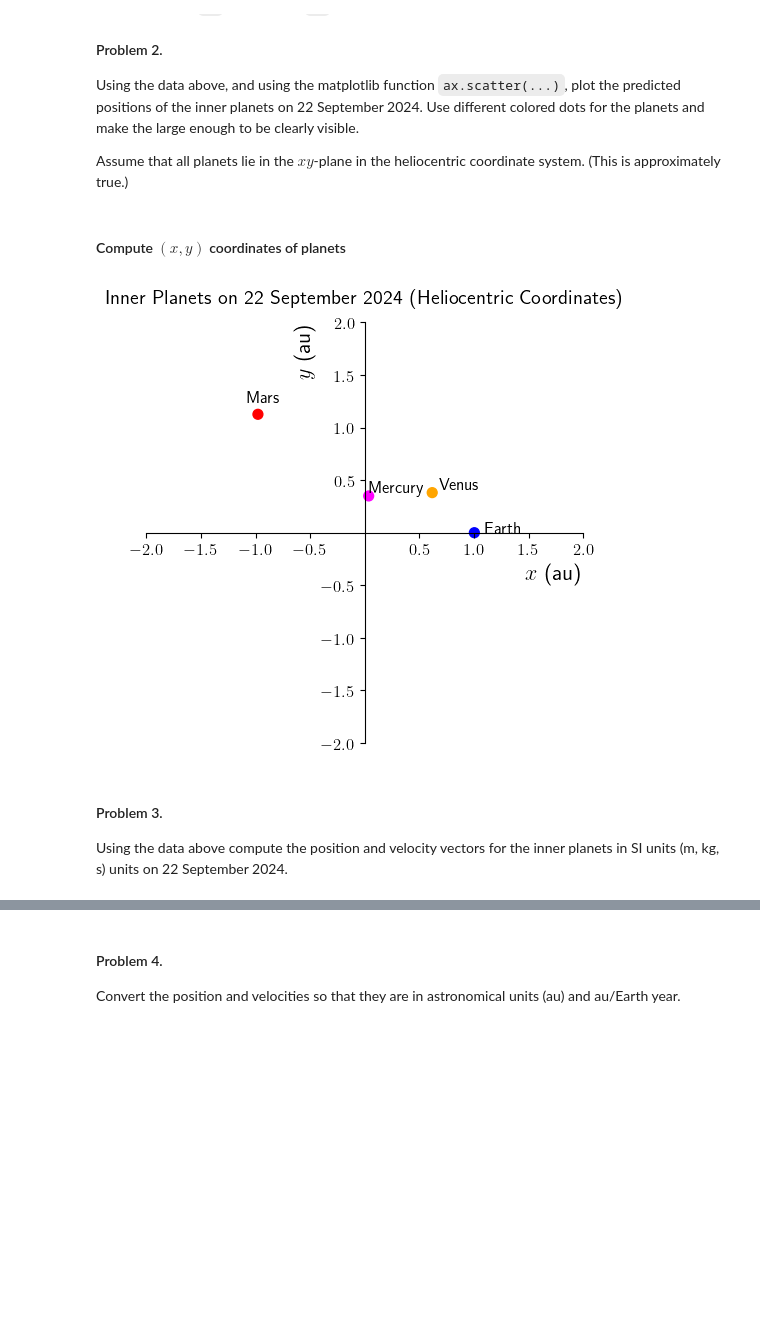
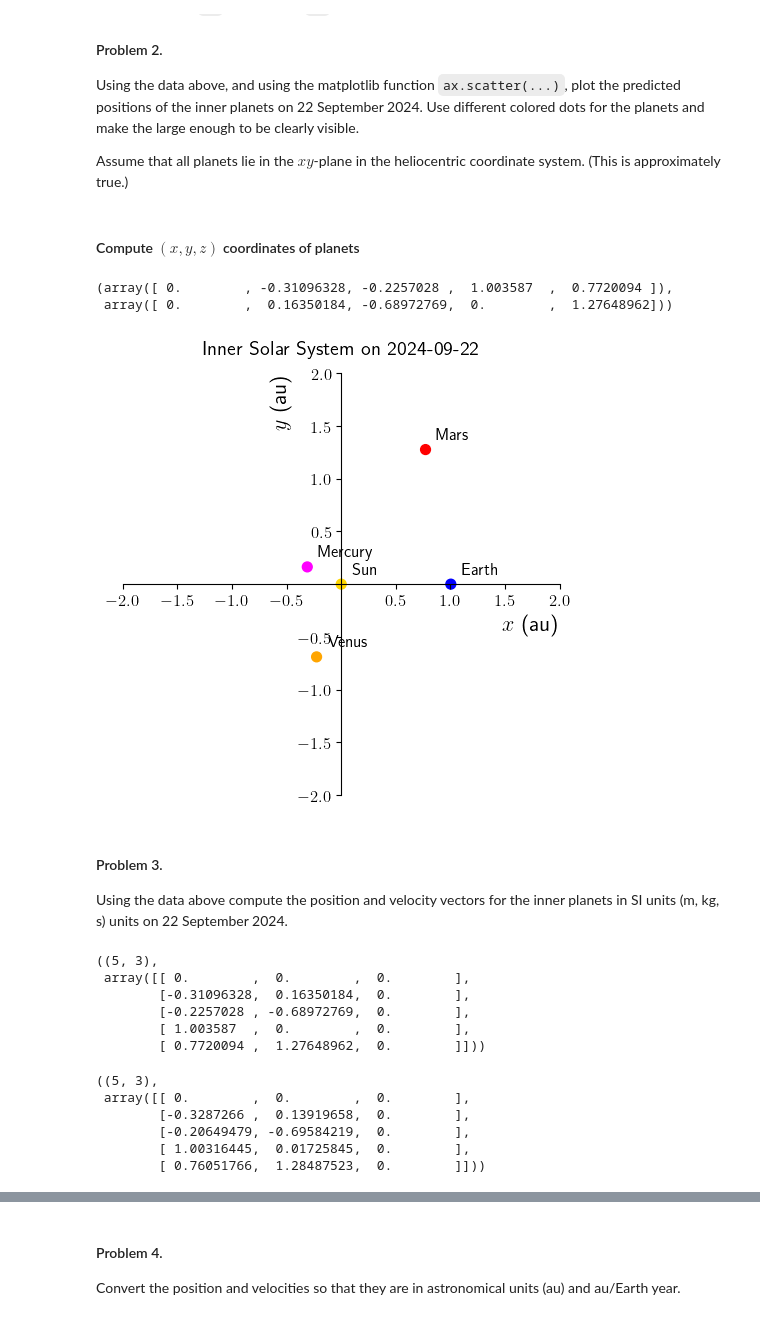
Before and after one commit to hbprosper/CompPhysLab, a Jupyter notebook: exercises/04_gravity/01_gravity.ipynb, the cells around one changed output, grey strips where cells are left out. Cells and saved outputs as stored; diff of their text form; code cells hidden in the pictures; blank space fills up the shorter version.

```diff
--- a/exercises/04_gravity/01_gravity.ipynb
+++ b/exercises/04_gravity/01_gravity.ipynb
@@ -234,16 +241,29 @@ Using the data above, and using the matplotlib function `ax.scatter(...)`, plot
 
 Assume that all planets lie in the $xy$-plane in the heliocentric coordinate system. (This is approximately true.)
 # %% [markdown]
-#### Compute $(x, y)$ coordinates of planets
+#### Compute $(x, y, z)$ coordinates of planets
 # %%
-n   = 4  # 4 inner planets
-rad = radius1[:n]
-phi = long1[:n]
-x   = rad * np.cos(phi)
-y   = rad * np.sin(phi)
-colors = ['magenta', 'orange', 'blue', 'red']
+x = radius1 * np.cos(phi1)
+y = radius1 * np.sin(phi1)
+z = np.zeros(len(x))
+
+# insert coordinates of the Sun. for simplicity assume that on 2024-09-22, the Sun
+# is at the barycenter of the solar system.
+x = np.insert(x, 0, 0)
+y = np.insert(y, 0, 0)
+z = np.insert(z, 0, 0)
+r = np.array([x, y, z]).T
+
+colors = ['gold', 'magenta', 'orange', 'blue',  'red']
+text   = ['Sun',  'Mercury', 'Venus',  'Earth', 'Mars']
+
+x, y
+# %% [output]
+(array([ 0.        , -0.31096328, -0.2257028 ,  1.003587  ,  0.7720094 ]),
+ array([ 0.        ,  0.16350184, -0.68972769,  0.        ,  1.27648962]))
 # %%
-def plot_positions(x, y, colors,
+def plot_positions(x, y, colors, text,
+                   filename='fig08_innerplanets.png',
                    xmin=-2, xmax=2, ymin=-2, ymax=2,
                    fgsize=(5,5), ftsize=16):
 
@@ -252,42 +272,43 @@ def plot_positions(x, y, colors,
 
     # create area for a single plot
     nrows, ncols, index = 1, 1, 1
     ax  = plt.subplot(nrows, ncols, index)
 
-    ax.set_title('Inner Planets on 22 September 2024 (Heliocentric Coordinates)',
-                  pad=14)
+    ax.set_title('Inner Solar System on 2024-09-22', pad=14)
 
     # define graph domain, tick marks, and labels
+    tickmarks = [-2.0, -1.5, -1, -0.5, 0.5, 1, 1.5, 2.0]
     ax.set_xlim(xmin, xmax)
-    ax.set_xticks(ticks=[-2.0, -1.5, -1, -0.5, 0.5, 1, 1.5, 2.0])
+    ax.set_xticks(ticks=tickmarks)
     ax.set_xlabel('$x$ (au)', loc='right', fontsize=ftsize)
 
     # define graph range, tick marks, and labels
     ax.set_ylim(ymin, ymax)
-    ax.set_yticks(ticks=[-2.0, -1.5, -1, -0.5, 0.5, 1, 1.5, 2.0])
+    ax.set_yticks(ticks=tickmarks)
     ax.set_ylabel('$y$ (au)', loc='top', fontsize=ftsize)
 
     # move left y-axis and bottom x-axis to center of plot
     ax.spines['left'].set_position('center')
     ax.spines['bottom'].set_position('center')
 
     # eliminate upper and right axes
     ax.spines['right'].set_color('none')
     ax.spines['top'].set_color('none')
 
     ax.scatter(x, y, s=50, c=colors)
 
-    text = ['Mercury', 'Venus', 'Earth', 'Mars']
     for X, Y, T in zip(x, y, text):
-        X *= 1.1
-        Y *= 1.1
+        X += 0.1
+        Y += 0.1
         ax.text(X, Y, T)
 
     fig.tight_layout()
 
-plot_positions(x, y, colors)
+    plt.savefig(filename)
+
+plot_positions(x, y, colors, text)
 # %% [output]
-[figure, old version]
+[figure, new version]
 # %% [markdown]
 #### Problem 3.
 Using the data above compute the position and velocity vectors for the inner planets in SI units (m, kg, s) units on 22 September 2024.
@@ -293,0 +327,32 @@ Using the data above compute the position and velocity vectors for the inner pla
+# %%
+# position vectors of planets on 22 September 2024
+r.shape, r
+# %% [output]
+((5, 3),
+ array([[ 0.        ,  0.        ,  0.        ],
+        [-0.31096328,  0.16350184,  0.        ],
+        [-0.2257028 , -0.68972769,  0.        ],
+        [ 1.003587  ,  0.        ,  0.        ],
+        [ 0.7720094 ,  1.27648962,  0.        ]]))
+# %%
+# 1. compute positions of planets a day later
+
+x2  = radius2 * np.cos(phi2)
+y2  = radius2 * np.sin(phi2)
+z2  = np.zeros(len(x2))
+
+# insert coordinates of the Sun. for simplicity assume that on 2024-09-22, the Sun
+# is at the barycenter of the solar system.
+x2 = np.insert(x2, 0, 0)
+y2 = np.insert(y2, 0, 0)
+z2 = np.insert(z2, 0, 0)
+r2  = np.array([x2, y2, z2]).T
+
+r2.shape, r2
+# %% [output]
+((5, 3),
+ array([[ 0.        ,  0.        ,  0.        ],
+        [-0.3287266 ,  0.13919658,  0.        ],
+        [-0.20649479, -0.69584219,  0.        ],
+        [ 1.00316445,  0.01725845,  0.        ],
+        [ 0.76051766,  1.28487523,  0.        ]]))
```
Also changed, not shown: parts of 28 cells of this notebook, 2 other files.
